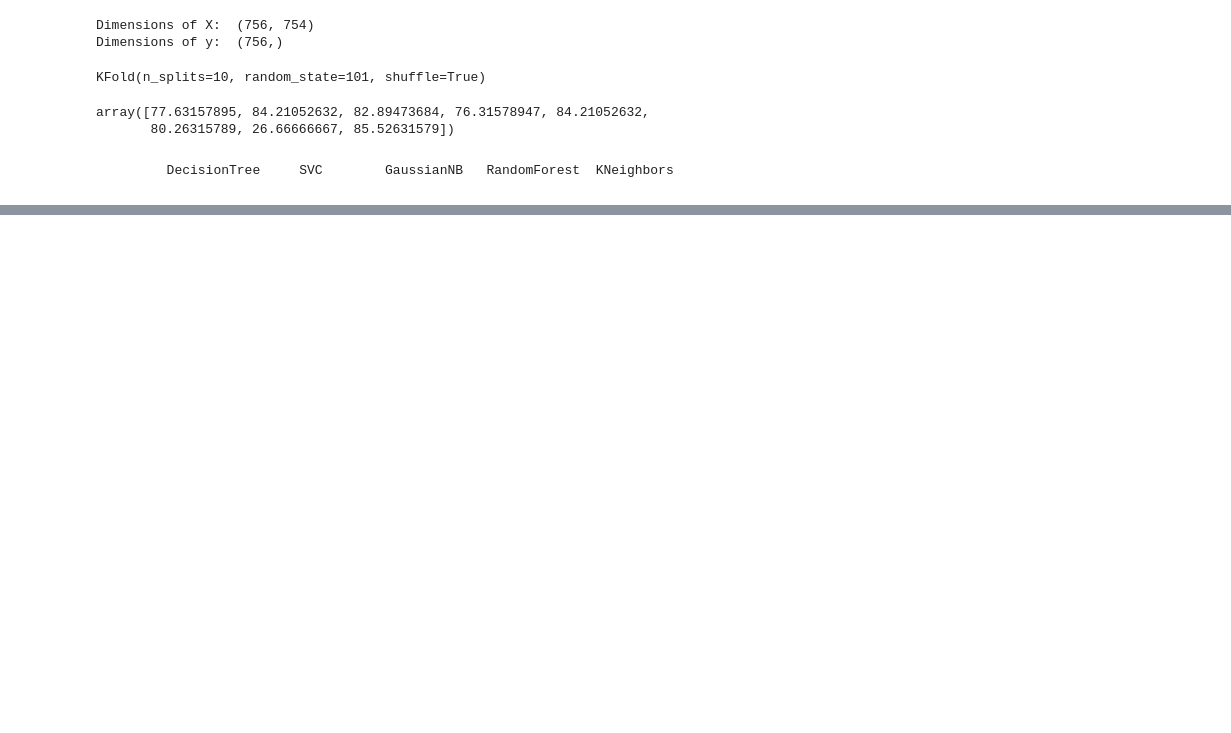
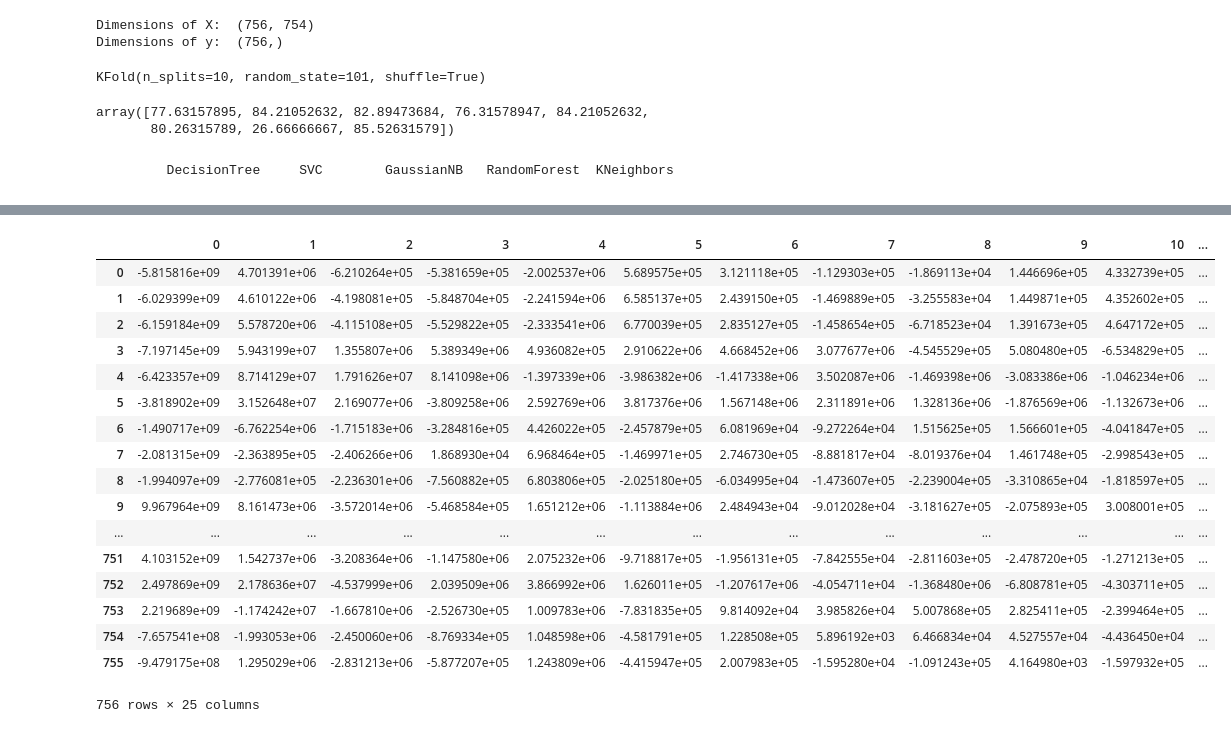
Before and after one commit to RajatGarg97/Heart-Disease-Prediction, a Jupyter notebook: ParkinsonClasssification.ipynb, the cells around one changed output, grey strips where cells are left out. Drawn from its saved outputs; the diff is of its cells as text; code cells hidden in the pictures; blank space fills up the shorter version.

```diff
--- a/ParkinsonClasssification.ipynb
+++ b/ParkinsonClasssification.ipynb
@@ -170,0 +155,4 @@ import inspyred
+# %%
+pca = sklearnPCA(n_components=25)
+# %%
+principalcomponents = pca.fit_transform(X)
@@ -170,0 +175,23 @@ import inspyred
+# %%
+principalDF = pd.DataFrame(data = principalcomponents)
+# %%
+principalDF
+# %% [output]
+|  | 0 | 1 | 2 | 3 | 4 | 5 | 6 | 7 | 8 | 9 | 10 | ... |
+| 0 | -5.815816e+09 | 4.701391e+06 | -6.210264e+05 | -5.381659e+05 | -2.002537e+06 | 5.689575e+05 | 3.121118e+05 | -1.129303e+05 | -1.869113e+04 | 1.446696e+05 | 4.332739e+05 | ... |
+| 1 | -6.029399e+09 | 4.610122e+06 | -4.198081e+05 | -5.848704e+05 | -2.241594e+06 | 6.585137e+05 | 2.439150e+05 | -1.469889e+05 | -3.255583e+04 | 1.449871e+05 | 4.352602e+05 | ... |
+| 2 | -6.159184e+09 | 5.578720e+06 | -4.115108e+05 | -5.529822e+05 | -2.333541e+06 | 6.770039e+05 | 2.835127e+05 | -1.458654e+05 | -6.718523e+04 | 1.391673e+05 | 4.647172e+05 | ... |
+| 3 | -7.197145e+09 | 5.943199e+07 | 1.355807e+06 | 5.389349e+06 | 4.936082e+05 | 2.910622e+06 | 4.668452e+06 | 3.077677e+06 | -4.545529e+05 | 5.080480e+05 | -6.534829e+05 | ... |
+| 4 | -6.423357e+09 | 8.714129e+07 | 1.791626e+07 | 8.141098e+06 | -1.397339e+06 | -3.986382e+06 | -1.417338e+06 | 3.502087e+06 | -1.469398e+06 | -3.083386e+06 | -1.046234e+06 | ... |
+| 5 | -3.818902e+09 | 3.152648e+07 | 2.169077e+06 | -3.809258e+06 | 2.592769e+06 | 3.817376e+06 | 1.567148e+06 | 2.311891e+06 | 1.328136e+06 | -1.876569e+06 | -1.132673e+06 | ... |
+| 6 | -1.490717e+09 | -6.762254e+06 | -1.715183e+06 | -3.284816e+05 | 4.426022e+05 | -2.457879e+05 | 6.081969e+04 | -9.272264e+04 | 1.515625e+05 | 1.566601e+05 | -4.041847e+05 | ... |
+| 7 | -2.081315e+09 | -2.363895e+05 | -2.406266e+06 | 1.868930e+04 | 6.968464e+05 | -1.469971e+05 | 2.746730e+05 | -8.881817e+04 | -8.019376e+04 | 1.461748e+05 | -2.998543e+05 | ... |
+| 8 | -1.994097e+09 | -2.776081e+05 | -2.236301e+06 | -7.560882e+05 | 6.803806e+05 | -2.025180e+05 | -6.034995e+04 | -1.473607e+05 | -2.239004e+05 | -3.310865e+04 | -1.818597e+05 | ... |
+| 9 | 9.967964e+09 | 8.161473e+06 | -3.572014e+06 | -5.468584e+05 | 1.651212e+06 | -1.113884e+06 | 2.484943e+04 | -9.012028e+04 | -3.181627e+05 | -2.075893e+05 | 3.008001e+05 | ... |
+| ... | ... | ... | ... | ... | ... | ... | ... | ... | ... | ... | ... | ... |
+| 751 | 4.103152e+09 | 1.542737e+06 | -3.208364e+06 | -1.147580e+06 | 2.075232e+06 | -9.718817e+05 | -1.956131e+05 | -7.842555e+04 | -2.811603e+05 | -2.478720e+05 | -1.271213e+05 | ... |
+| 752 | 2.497869e+09 | 2.178636e+07 | -4.537999e+06 | 2.039509e+06 | 3.866992e+06 | 1.626011e+05 | -1.207617e+06 | -4.054711e+04 | -1.368480e+06 | -6.808781e+05 | -4.303711e+05 | ... |
+| 753 | 2.219689e+09 | -1.174242e+07 | -1.667810e+06 | -2.526730e+05 | 1.009783e+06 | -7.831835e+05 | 9.814092e+04 | 3.985826e+04 | 5.007868e+05 | 2.825411e+05 | -2.399464e+05 | ... |
+| 754 | -7.657541e+08 | -1.993053e+06 | -2.450060e+06 | -8.769334e+05 | 1.048598e+06 | -4.581791e+05 | 1.228508e+05 | 5.896192e+03 | 6.466834e+04 | 4.527557e+04 | -4.436450e+04 | ... |
+| 755 | -9.479175e+08 | 1.295029e+06 | -2.831213e+06 | -5.877207e+05 | 1.243809e+06 | -4.415947e+05 | 2.007983e+05 | -1.595280e+04 | -1.091243e+05 | 4.164980e+03 | -1.597932e+05 | ... |
+756 rows × 25 columns
```
Also changed, not shown: parts of 7 cells of this notebook.
